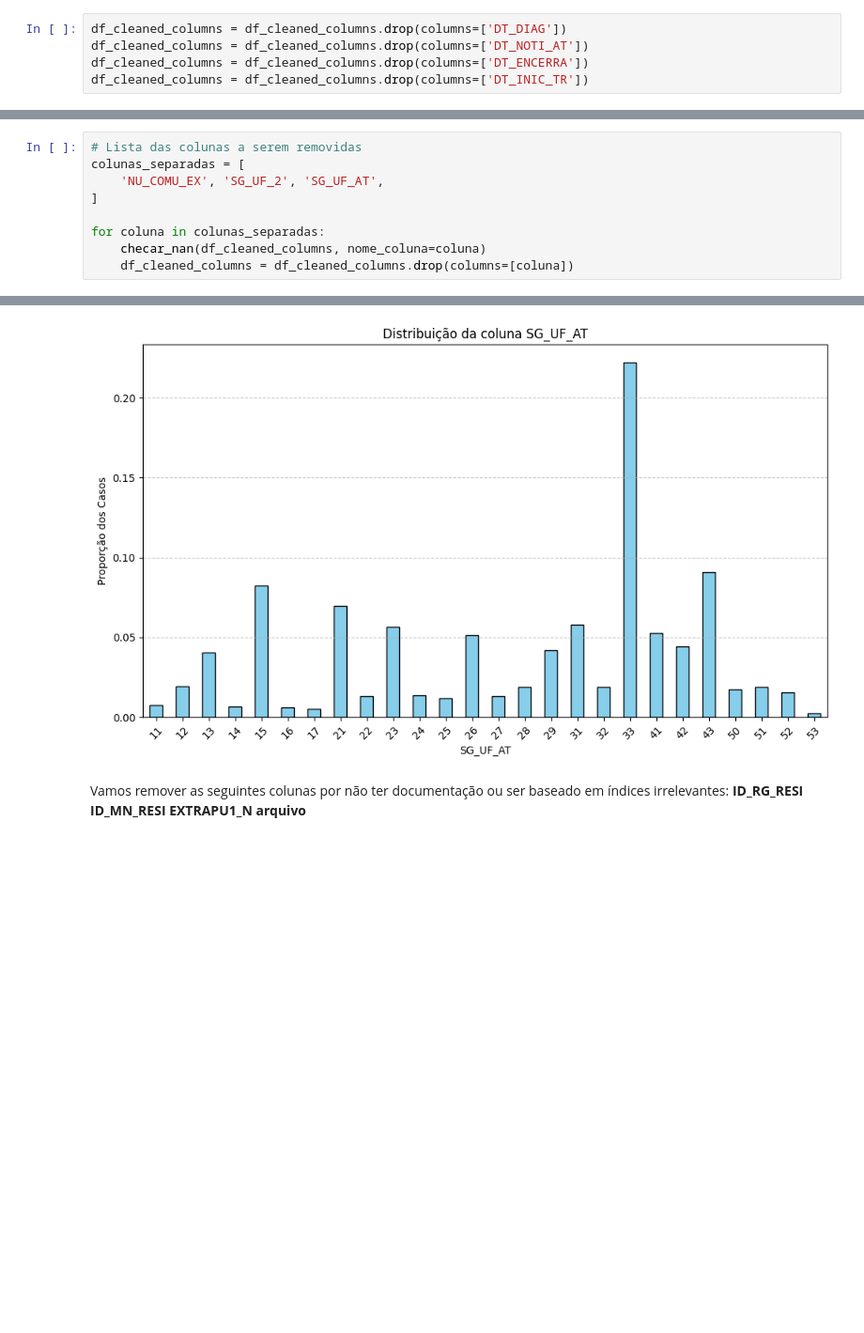
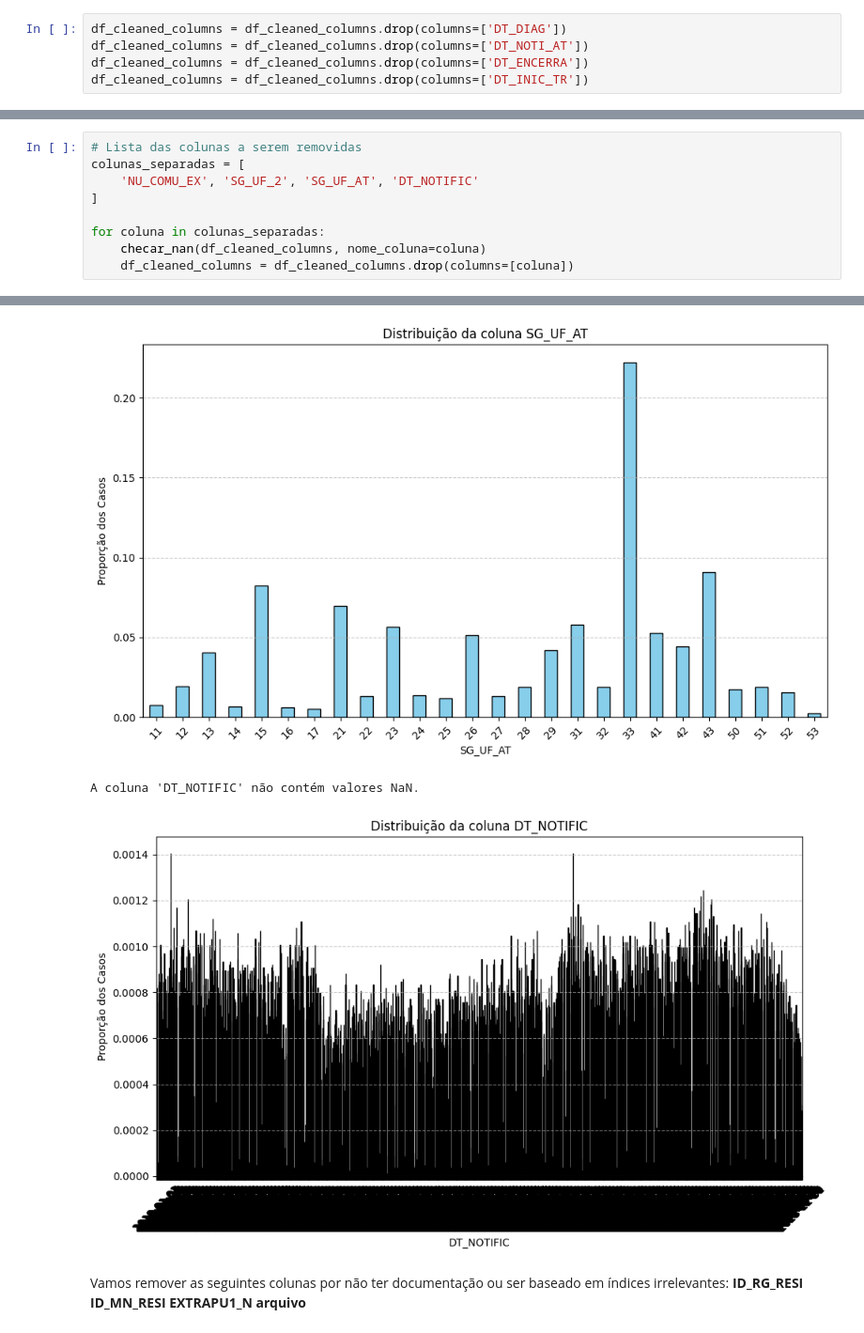
Before and after one commit to FreitasVarejo/MC853-Project, a Jupyter notebook: lab01/notebook.ipynb, the cells around one changed output, grey strips where cells are left out. Shown at 94% size. Cells and saved outputs as stored; diff of their text form; blank space fills up the shorter version.

Commit message:
corrigir colunas de datas

```diff
--- a/lab01/notebook.ipynb
+++ b/lab01/notebook.ipynb
@@ -866,22 +866,24 @@ Vamos remover as seguintes colunas por redundância (existem já colunas equival
 # %%
 # Lista das colunas a serem removidas
 colunas_separadas = [
-    'NU_COMU_EX', 'SG_UF_2', 'SG_UF_AT',
+    'NU_COMU_EX', 'SG_UF_2', 'SG_UF_AT', 'DT_NOTIFIC'
 ]
 
 for coluna in colunas_separadas:
     checar_nan(df_cleaned_columns, nome_coluna=coluna)
     df_cleaned_columns = df_cleaned_columns.drop(columns=[coluna])
 # %% [output]
 Atenção: A coluna 'NU_COMU_EX' contém 3199 valores NaN.
 Isso representa 3.98% do total de 80347 registros.
 [figure]
 Atenção: A coluna 'SG_UF_2' contém 477 valores NaN.
 Isso representa 0.59% do total de 80347 registros.
 [figure]
 Atenção: A coluna 'SG_UF_AT' contém 82 valores NaN.
 Isso representa 0.10% do total de 80347 registros.
 [figure]
+A coluna 'DT_NOTIFIC' não contém valores NaN.
+[figure, added]
 # %% [markdown]
 Vamos remover as seguintes colunas por não ter documentação ou ser baseado em índices irrelevantes: **ID_RG_RESI** **ID_MN_RESI** **EXTRAPU1_N** **arquivo**
 # %%
```
Also changed, not shown: parts of 3 cells of this notebook.
